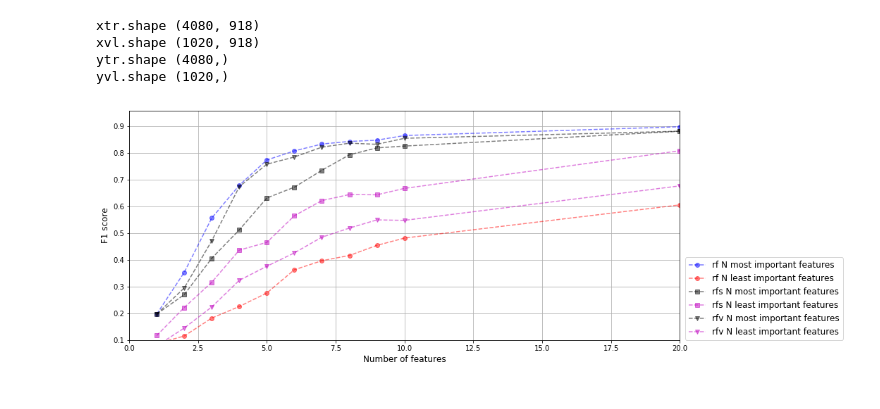
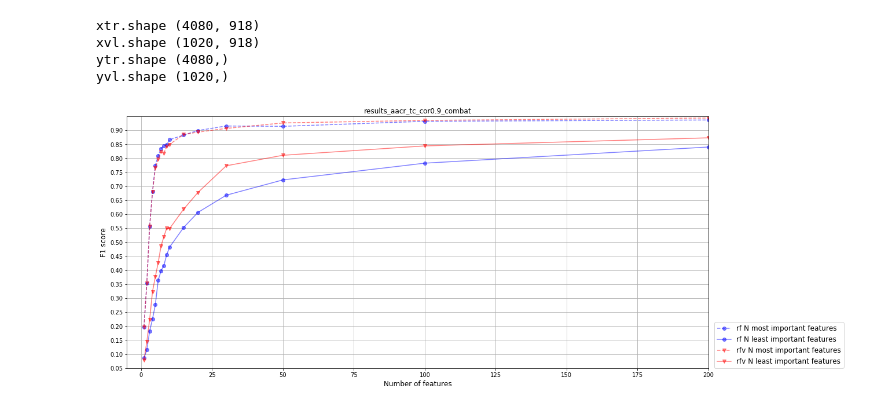
Before and after one commit to adpartin/feature-importance, a Jupyter notebook: apps/postproc_acc_vs_ncols.ipynb, the cells around one changed output. Drawn from its saved outputs; the diff is of its cells as text; code cells hidden in the pictures.

```diff
--- a/apps/postproc_acc_vs_ncols.ipynb
+++ b/apps/postproc_acc_vs_ncols.ipynb
@@ -66,7 +66,9 @@ def create_nn_classifier(n_features, n_classes):
     keras_model.compile(loss='categorical_crossentropy', optimizer='adam', metrics=['accuracy'])
     return keras_model
 # %%
-path = 'results_aacr_tc_cor0.9'
+path = 'results_aacr_tc_cor0.9_combat'
+# path = 'results_aacr_tc_cor0.95_combat'
+# path = 'results_aacr_tc_cor1.0_combat'
 nns_fi = pd.read_csv(os.path.join(file_path, path, 'tc_nn_fi_score.csv'))
 nnv_fi = pd.read_csv(os.path.join(file_path, path, 'tc_nn_fi_var.csv'))
 rfs_fi = pd.read_csv(os.path.join(file_path, path, 'tc_rf_fi_score.csv'))
@@ -133,9 +155,14 @@ ytr.shape (4080,)
 yvl.shape (1020,)
 # %%
 def acc_vs_ncols(xtr, xvl, ytr, yvl, fi):
-    ncols = [1, 2, 3, 4, 5, 6, 7, 8, 9, 10, 20, 30, 50, 100, 200, 300, 400, 500, 600, 800, 941]
+    xtr = xtr.copy()
+    xvl = xvl.copy()
+    ytr = ytr.copy()
+    yvl = yvl.copy()
+
+    ncols = [1, 2, 3, 4, 5, 6, 7, 8, 9, 10, 15, 20, 30, 50, 100, 200, 300, 500, 700, 941]
     ss = pd.DataFrame(index=range(len(ncols)), columns=['ncols', 'RF_F1', 'NN_F1'])
-    fi = fi.reset_index(drop=True).copy()
+    fi = fi.copy().reset_index(drop=True)
 
     for i, nc in enumerate(ncols):
         # print(nc)
@@ -177,47 +207,27 @@ rfv_acc_inv = acc_vs_ncols(xtr, xvl, ytr, yvl, fi=rfv_fi[::-1])
 # nns_acc_inv = acc_vs_ncols(xtr, xvl, ytr, yvl, fi=nns_fi[::-1])
 # %%
 fontsize = 12
-fig, ax = plt.subplots(figsize=(14, 6))
+fig, ax = plt.subplots(figsize=(18, 8))
 
 ax.plot(rf_acc['ncols'], rf_acc['RF_F1'], 'bo--', alpha=0.5, label='rf N most important features');
-ax.plot(rf_acc_inv['ncols'], rf_acc_inv['RF_F1'], 'ro--', alpha=0.5, label='rf N least important features');
+ax.plot(rf_acc_inv['ncols'], rf_acc_inv['RF_F1'], 'bo-', alpha=0.5, label='rf N least important features');
 
-ax.plot(rfs_acc['ncols'], rfs_acc['RF_F1'], 'ks--', alpha=0.5, label='rfs N most important features');
-ax.plot(rfs_acc_inv['ncols'], rfs_acc_inv['RF_F1'], 'ms--', alpha=0.5, label='rfs N least important features');
+# ax.plot(rfs_acc['ncols'], rfs_acc['RF_F1'], 'ks--', alpha=0.5, label='rfs N most important features');
+# ax.plot(rfs_acc_inv['ncols'], rfs_acc_inv['RF_F1'], 'ms--', alpha=0.5, label='rfs N least important features');
 
-ax.plot(rfv_acc['ncols'], rfv_acc['RF_F1'], 'kv--', alpha=0.5, label='rfv N most important features');
-ax.plot(rfv_acc_inv['ncols'], rfv_acc_inv['RF_F1'], 'mv--', alpha=0.5, label='rfv N least important features');
+ax.plot(rfv_acc['ncols'], rfv_acc['RF_F1'], 'rv--', alpha=0.5, label='rfv N most important features');
+ax.plot(rfv_acc_inv['ncols'], rfv_acc_inv['RF_F1'], 'rv-', alpha=0.5, label='rfv N least important features');
 
+ax.set_title(path)
 ax.set_xlabel('Number of features', fontsize=fontsize)
 ax.set_ylabel('F1 score', fontsize=fontsize)
 ax.grid()
-ax.set_ylim([0.1, 0.96])
-ax.set_xlim([0, 20])
+ax.set_yticks(np.arange(0, 0.95, 0.05))
+ax.set_ylim([0.05, 0.95])
+ax.set_xlim([-5, 200])
 # plt.legend(loc='best', prop={'size': legend_font_size});
 
 ax.legend(loc='lower left', bbox_to_anchor=(1.01, 0.0), ncol=1,
           borderaxespad=0, frameon=True, prop={'size': fontsize});
+# %% [output]
+[figure, added]
-# %%
-fontsize = 12
-fig, ax = plt.subplots(figsize=(14, 6))
-
-ax.plot(rf_acc['ncols'], rf_acc['RF_F1'], 'bo--', alpha=0.5, label='rf N most important features');
-ax.plot(rf_acc_inv['ncols'], rf_acc_inv['RF_F1'], 'ro--', alpha=0.5, label='rf N least important features');
-
-ax.plot(rfs_acc['ncols'], rfs_acc['RF_F1'], 'ks--', alpha=0.5, label='rfs N most important features');
-ax.plot(rfs_acc_inv['ncols'], rfs_acc_inv['RF_F1'], 'ms--', alpha=0.5, label='rfs N least important features');
-
-ax.plot(rfv_acc['ncols'], rfv_acc['RF_F1'], 'kv--', alpha=0.5, label='rfv N most important features');
-ax.plot(rfv_acc_inv['ncols'], rfv_acc_inv['RF_F1'], 'mv--', alpha=0.5, label='rfv N least important features');
-
-ax.set_xlabel('Number of features', fontsize=fontsize)
-ax.set_ylabel('F1 score', fontsize=fontsize)
-ax.grid()
-ax.set_ylim([0.1, 0.96])
-ax.set_xlim([0, 20])
-# plt.legend(loc='best', prop={'size': legend_font_size});
-
-ax.legend(loc='lower left', bbox_to_anchor=(1.01, 0.0), ncol=1,
-          borderaxespad=0, frameon=True, prop={'size': fontsize});
-# %% [output]
-[figure, removed]
```
Also changed, not shown: parts of 6 cells of this notebook, 11 other files.
